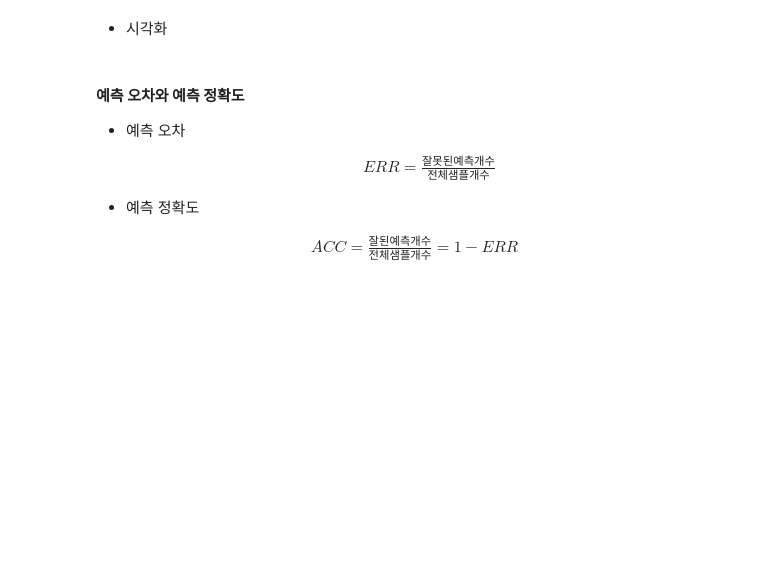
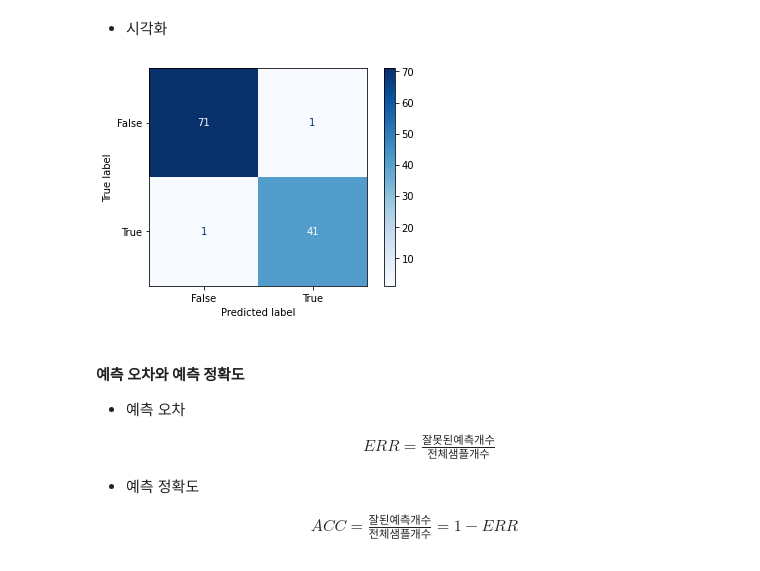
Before and after one commit to yebiny/SkillTreePython-DataAnalysis, a Jupyter notebook: 05.머신러닝기반데이터분석/해설/ch05_12_사이킷런실습_검증과_하이퍼파라미터_튜닝.ipynb, the cells around one changed output. Saved outputs shown, nothing was run; the diff lists cells and outputs as text; code cells hidden in the pictures; blank space fills up the shorter version.

```diff
--- a/05.머신러닝기반데이터분석/해설/ch05_12_사이킷런실습_검증과_하이퍼파라미터_튜닝.ipynb
+++ b/05.머신러닝기반데이터분석/해설/ch05_12_사이킷런실습_검증과_하이퍼파라미터_튜닝.ipynb
@@ -610,8 +610,20 @@ print(f'테스트데이터 평가: {dt_gs.score(X_test, y_test)}')
 </p>
 # %% [markdown]
 * 함수구현
+# %%
+from sklearn.metrics import confusion_matrix, ConfusionMatrixDisplay
+def draw_cm(model, X, y, title='', labels='', cmap='Blues'):
+  y_pred = model.predict(X) # 예측
+  cm = confusion_matrix(y, y_pred) # 혼돈 행렬 구하기
+  if not labels: labels=np.arange(len(y))
+  ConfusionMatrixDisplay(cm, display_labels=labels).plot(cmap=cmap) # 시각화
+  if title: plt.title(title)
 # %% [markdown]
 * 시각화
+# %%
+draw_cm(pipe_lr, X_test, y_test, labels=['False', 'True'])
+# %% [output]
+[figure, added]
 # %% [markdown]
 #### **예측 오차와 예측 정확도**
 
```
Also changed, not shown: parts of 11 cells of this notebook.
